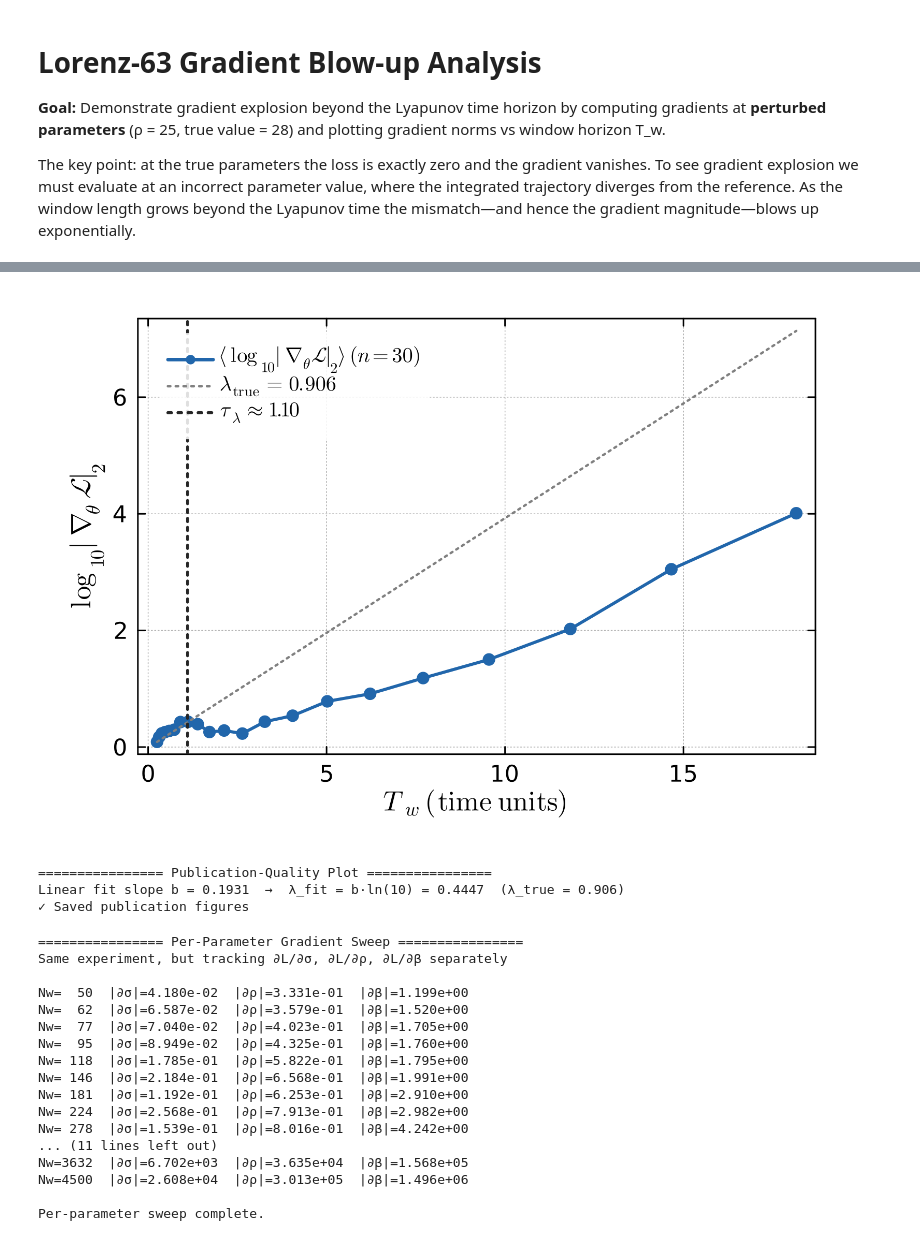
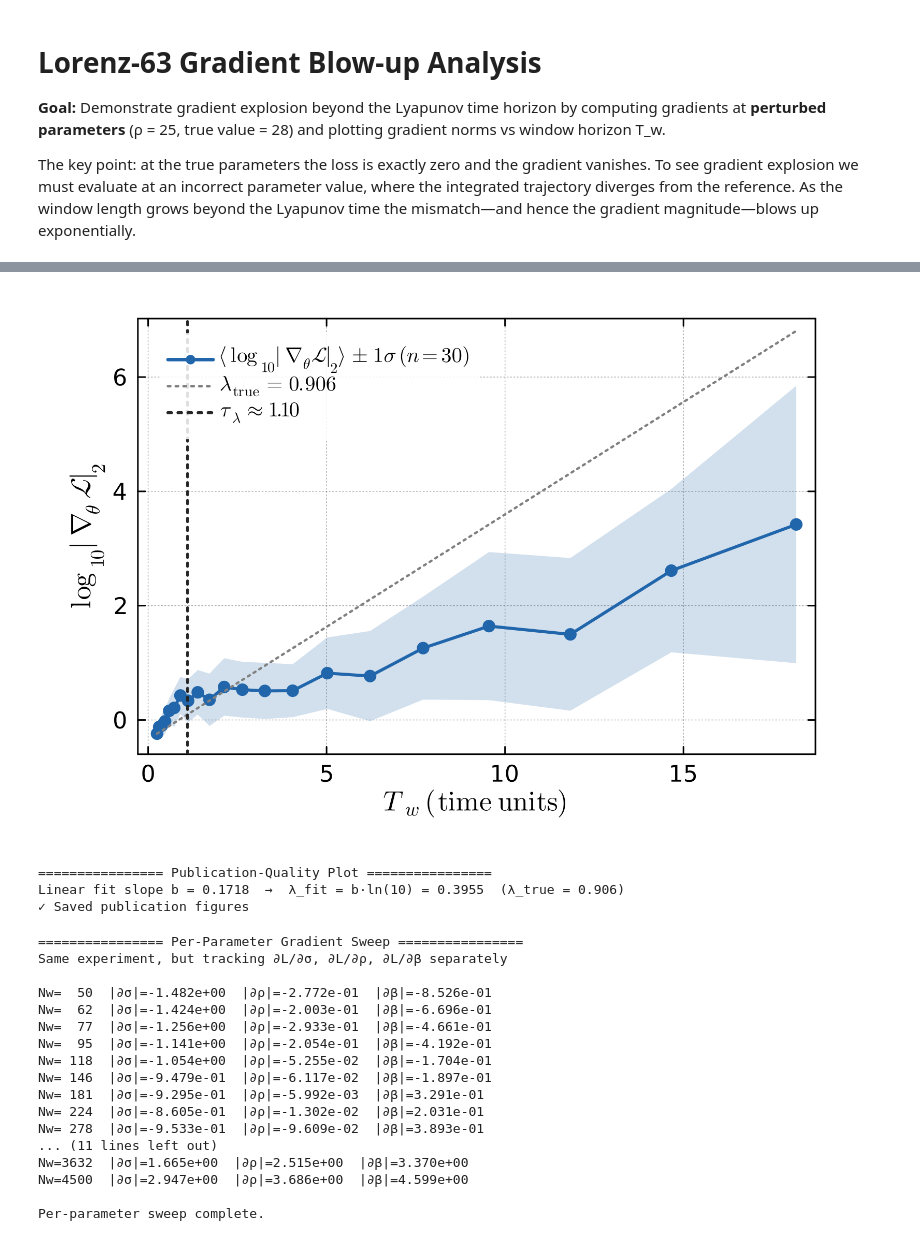
Before and after one commit to nviebig/LorenzParameterEstimation, a Jupyter notebook: examples_weather/basic_training/l63_gradient_blowup.ipynb, the cells around one changed output, grey strips where cells are left out. Saved outputs shown, nothing was run; the diff lists cells and outputs as text; code cells hidden in the pictures.

```diff
--- a/examples_weather/basic_training/l63_gradient_blowup.ipynb
+++ b/examples_weather/basic_training/l63_gradient_blowup.ipynb
@@ -157,7 +140,8 @@ println("\n================ Publication-Quality Plot ================")
 
 valid = isfinite.(grad_means) .& isfinite.(grad_stds)
 Tw_v = Tw_list[valid][1:end-1]
-μ_v  = grad_means[valid][1:end-1]   # log10 values
+μ_v  = grad_means[valid][1:end-1]   # mean of log10(norm)
+σ_v  = grad_stds[valid][1:end-1]    # std  of log10(norm) — symmetric ribbon in log space
 
 # ── linear fit in log10 space: log10(‖∇‖) = a + b·T_w  →  λ_fit = b·ln(10) ─
 A       = [ones(length(Tw_v)) Tw_v]
@@ -179,13 +163,16 @@ col_vline = RGB(0.15, 0.15, 0.15)
 
 p = plot(
     Tw_v, μ_v;
+    ribbon            = σ_v,
+    fillalpha         = 0.20,
+    fillcolor         = col_line,
     linecolor         = col_line,
     linewidth         = 2.0,
     markershape       = :circle,
     markersize        = 4.5,
     markercolor       = col_line,
     markerstrokewidth = 0,
-    label             = L"\langle\log_{10}\|\nabla_\theta\mathcal{L}\|_2\rangle\;(n\!=\!30)",
+    label             = L"\langle\log_{10}\|\nabla_\theta\mathcal{L}\|_2\rangle \pm 1\sigma\;(n\!=\!30)",
     xlabel      = L"T_w \; (\mathrm{time\; units})",
     ylabel      = L"\log_{10}\|\nabla_{\!\theta}\,\mathcal{L}\|_2",
     size        = (520, 360),
@@ -198,37 +185,36 @@ p = plot(
     tickfontsize   = 10,
     legendfontsize = 9,
     grid        = true,
     gridalpha   = 0.18,
     gridstyle   = :dot,
     framestyle  = :box,
     legend      = :topleft,
     foreground_color_legend = nothing,
     background_color_legend = RGBA(1, 1, 1, 0.85),
 )
 
-
 # theoretical Lyapunov reference
 plot!(p, t_ref_line, log_exp_ref;
       linecolor = col_ref,
       linestyle = :dot,
       linewidth = 1.5,
       label     = L"\lambda_{\mathrm{true}}=0.906")
 
 vline!(p, [τ_λ];
        linecolor = col_vline,
        linestyle = :dot,
        linewidth = 1.8,
        label     = L"\tau_\lambda \approx 1.10")
 
 display(p)
 
 savefig(p, joinpath(@__DIR__, "lorenz_gradient_blowup_vs_window.pdf"))
 savefig(p, joinpath(@__DIR__, "lorenz_gradient_blowup_vs_window.png"))
 println("✓ Saved publication figures")
 # %% [output]
-[figure, old version]
+[figure, new version]
 ================ Publication-Quality Plot ================
-Linear fit slope b = 0.1931  →  λ_fit = b·ln(10) = 0.4447  (λ_true = 0.906)
+Linear fit slope b = 0.1718  →  λ_fit = b·ln(10) = 0.3955  (λ_true = 0.906)
 ✓ Saved publication figures
 # %%
 println("\n================ Per-Parameter Gradient Sweep ================")
@@ -256,11 +242,10 @@ for Nw in Nw_list
     for idx in starts
         try
             _, grads = compute_gradients_modular(params_guess, ref_sol, idx, Nw, loss_fn)
-            if isfinite(grads.σ) && isfinite(grads.ρ) && isfinite(grads.β)
-                push!(gs, abs(grads.σ))
-                push!(gρ, abs(grads.ρ))
-                push!(gb, abs(grads.β))
-            end
+            ag = abs(grads.σ); aρ = abs(grads.ρ); ab = abs(grads.β)
+            if isfinite(ag) && ag > 0; push!(gs, log10(ag)); end
+            if isfinite(aρ) && aρ > 0; push!(gρ, log10(aρ)); end
+            if isfinite(ab) && ab > 0; push!(gb, log10(ab)); end
         catch; end
     end
 
@@ -276,18 +261,18 @@ println("\nPer-parameter sweep complete.")
 ================ Per-Parameter Gradient Sweep ================
 Same experiment, but tracking ∂L/∂σ, ∂L/∂ρ, ∂L/∂β separately
 
-Nw=  50  |∂σ|=4.180e-02  |∂ρ|=3.331e-01  |∂β|=1.199e+00
-Nw=  62  |∂σ|=6.587e-02  |∂ρ|=3.579e-01  |∂β|=1.520e+00
-Nw=  77  |∂σ|=7.040e-02  |∂ρ|=4.023e-01  |∂β|=1.705e+00
-Nw=  95  |∂σ|=8.949e-02  |∂ρ|=4.325e-01  |∂β|=1.760e+00
-Nw= 118  |∂σ|=1.785e-01  |∂ρ|=5.822e-01  |∂β|=1.795e+00
-Nw= 146  |∂σ|=2.184e-01  |∂ρ|=6.568e-01  |∂β|=1.991e+00
-Nw= 181  |∂σ|=1.192e-01  |∂ρ|=6.253e-01  |∂β|=2.910e+00
-Nw= 224  |∂σ|=2.568e-01  |∂ρ|=7.913e-01  |∂β|=2.982e+00
-Nw= 278  |∂σ|=1.539e-01  |∂ρ|=8.016e-01  |∂β|=4.242e+00
+Nw=  50  |∂σ|=-1.482e+00  |∂ρ|=-2.772e-01  |∂β|=-8.526e-01
+Nw=  62  |∂σ|=-1.424e+00  |∂ρ|=-2.003e-01  |∂β|=-6.696e-01
+Nw=  77  |∂σ|=-1.256e+00  |∂ρ|=-2.933e-01  |∂β|=-4.661e-01
+Nw=  95  |∂σ|=-1.141e+00  |∂ρ|=-2.054e-01  |∂β|=-4.192e-01
+Nw= 118  |∂σ|=-1.054e+00  |∂ρ|=-5.255e-02  |∂β|=-1.704e-01
+Nw= 146  |∂σ|=-9.479e-01  |∂ρ|=-6.117e-02  |∂β|=-1.897e-01
+Nw= 181  |∂σ|=-9.295e-01  |∂ρ|=-5.992e-03  |∂β|=3.291e-01
+Nw= 224  |∂σ|=-8.605e-01  |∂ρ|=-1.302e-02  |∂β|=2.031e-01
+Nw= 278  |∂σ|=-9.533e-01  |∂ρ|=-9.609e-02  |∂β|=3.893e-01
 ... (11 lines left out)
-Nw=3632  |∂σ|=6.702e+03  |∂ρ|=3.635e+04  |∂β|=1.568e+05
-Nw=4500  |∂σ|=2.608e+04  |∂ρ|=3.013e+05  |∂β|=1.496e+06
+Nw=3632  |∂σ|=1.665e+00  |∂ρ|=2.515e+00  |∂β|=3.370e+00
+Nw=4500  |∂σ|=2.947e+00  |∂ρ|=3.686e+00  |∂β|=4.599e+00
 
 Per-parameter sweep complete.
 # %%
```
Also changed, not shown: parts of 6 cells of this notebook, 11 other files.
